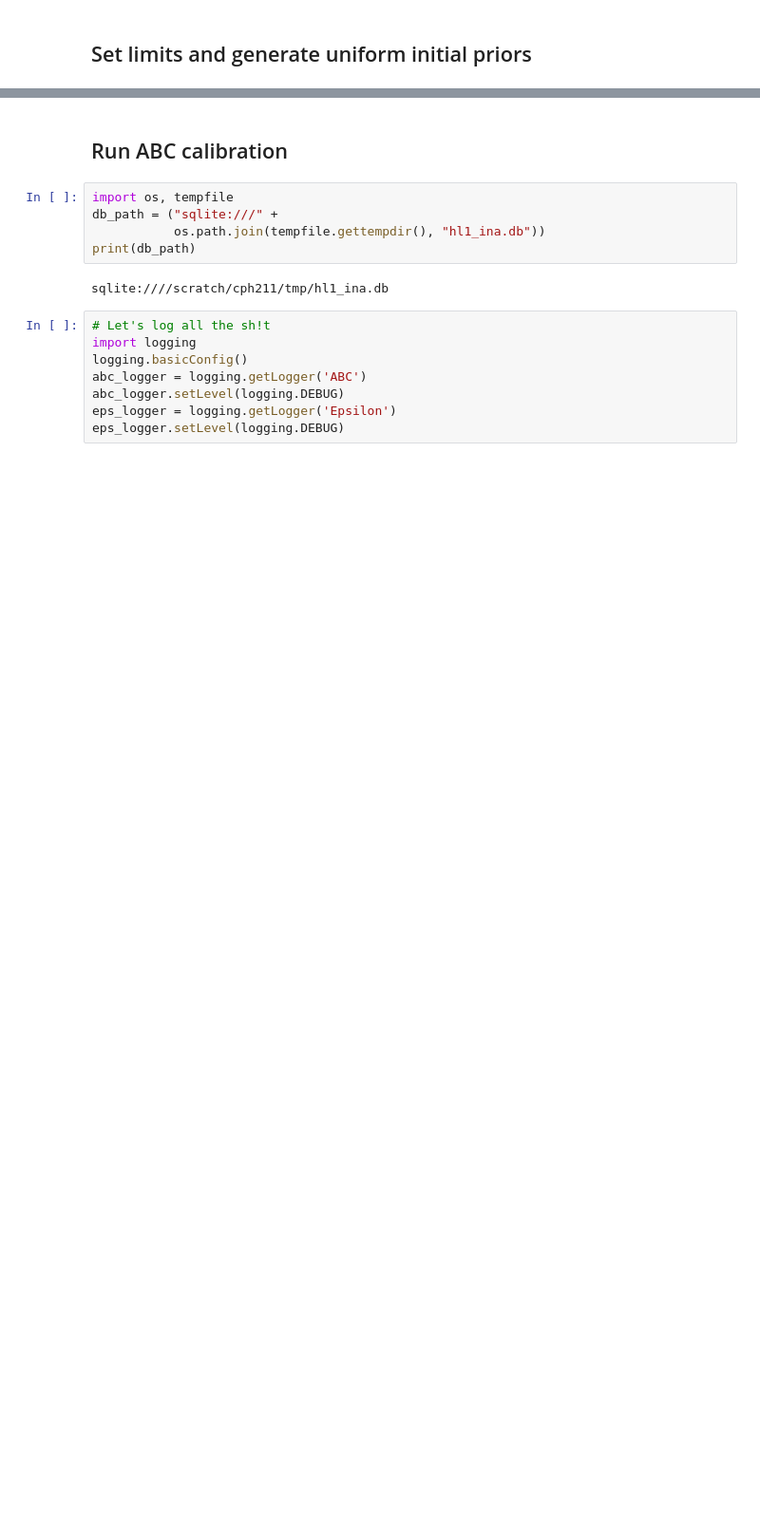
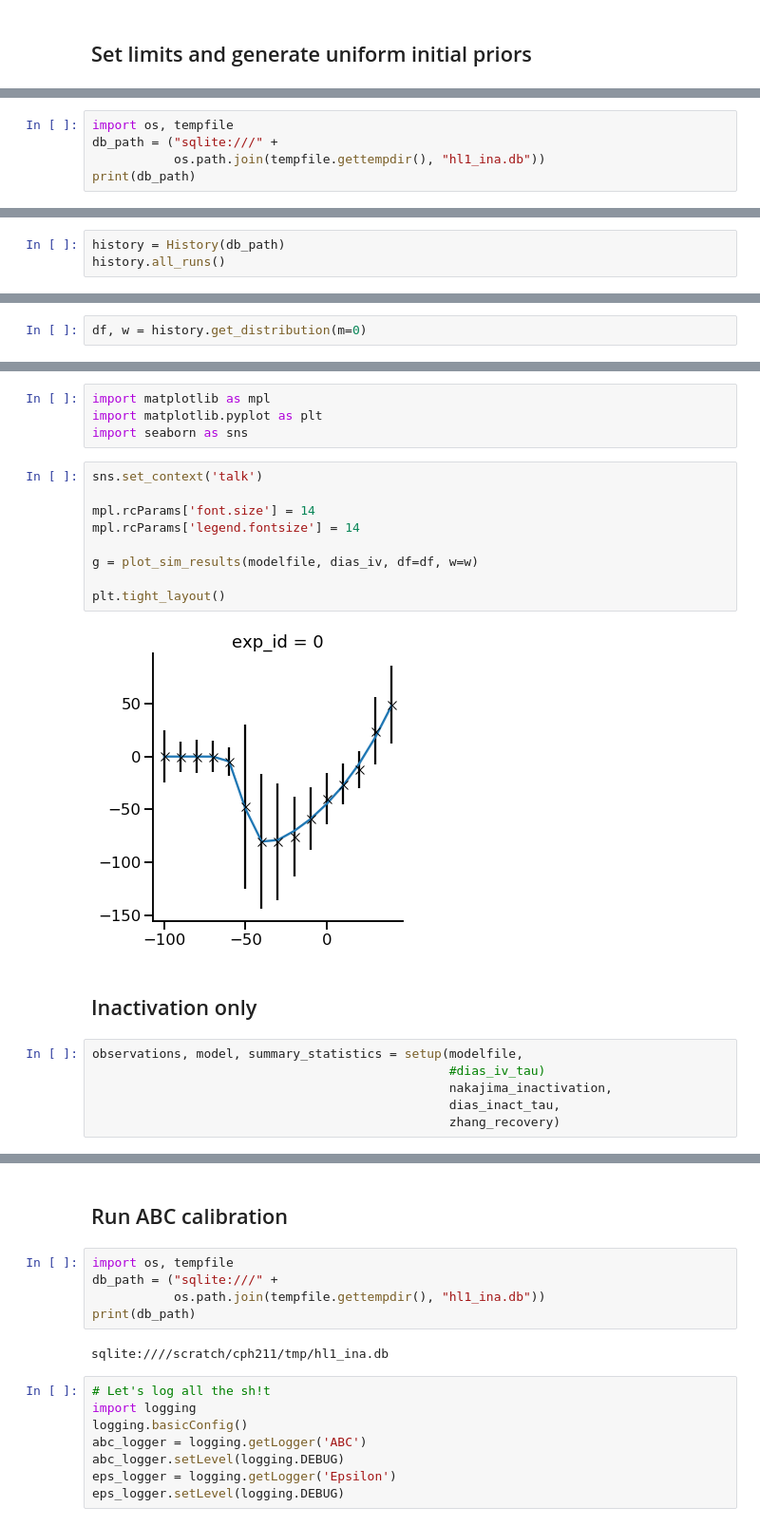
Before and after one commit to charleshouston/ion-channel-ABC, a Jupyter notebook: docs/examples/hl1/hl1-ina.ipynb, the cells around one changed output, grey strips where cells are left out. Shown at 95% size. Saved outputs shown, nothing was run; the diff lists cells and outputs as text; blank space fills up the shorter version.

```diff
--- a/docs/examples/hl1/hl1-ina.ipynb
+++ b/docs/examples/hl1/hl1-ina.ipynb
@@ -32,0 +53,5 @@ g = plot_sim_results("models/Korhonen2009_iNa.mmt", dias_iv_tau, nakajima_inacti
+# %%
+import os, tempfile
+db_path = ("sqlite:///" +
+           os.path.join(tempfile.gettempdir(), "hl1_ina.db"))
+print(db_path)
@@ -32,0 +125,3 @@ g = plot_sim_results("models/Korhonen2009_iNa.mmt", dias_iv_tau, nakajima_inacti
+# %%
+history = History(db_path)
+history.all_runs()
@@ -32,0 +137,2 @@ g = plot_sim_results("models/Korhonen2009_iNa.mmt", dias_iv_tau, nakajima_inacti
+# %%
+df, w = history.get_distribution(m=0)
@@ -32,0 +151,23 @@ g = plot_sim_results("models/Korhonen2009_iNa.mmt", dias_iv_tau, nakajima_inacti
+# %%
+import matplotlib as mpl
+import matplotlib.pyplot as plt
+import seaborn as sns
+# %%
+sns.set_context('talk')
+
+mpl.rcParams['font.size'] = 14
+mpl.rcParams['legend.fontsize'] = 14
+
+g = plot_sim_results(modelfile, dias_iv, df=df, w=w)
+
+plt.tight_layout()
+# %% [output]
+[figure, added]
+# %% [markdown]
+## Inactivation only
+# %%
+observations, model, summary_statistics = setup(modelfile,
+                                                #dias_iv_tau)
+                                                nakajima_inactivation,
+                                                dias_inact_tau,
+                                                zhang_recovery)
```
Also changed, not shown: parts of 67 cells of this notebook, 10 other files.
